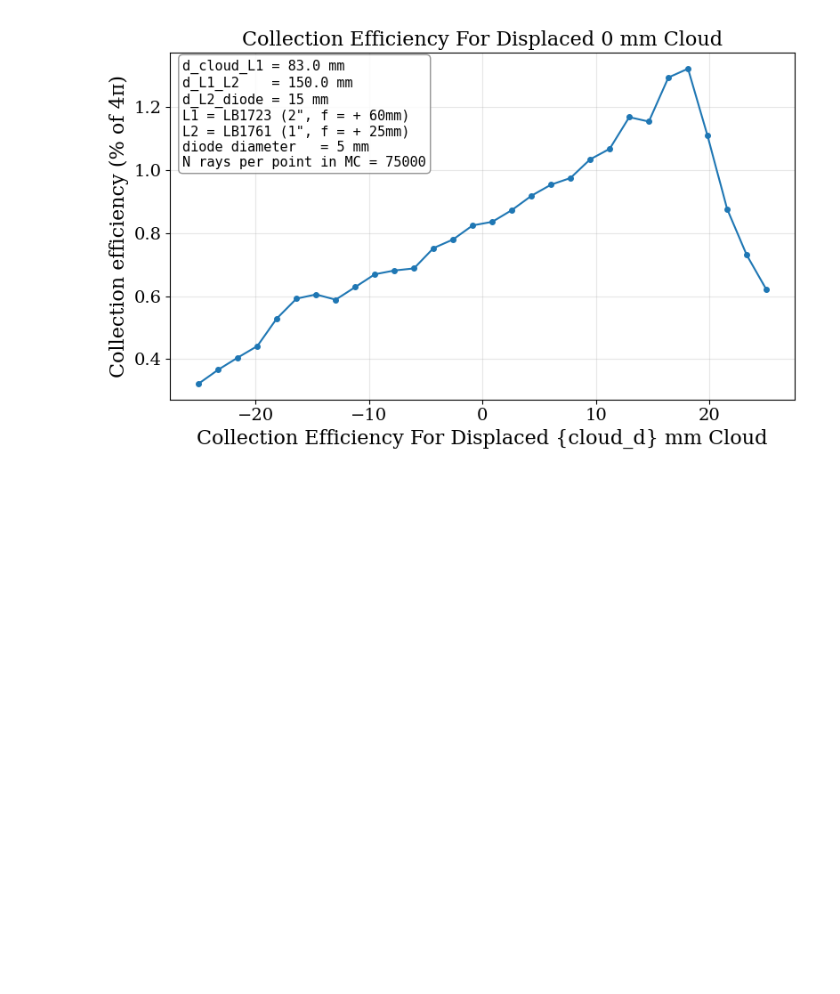
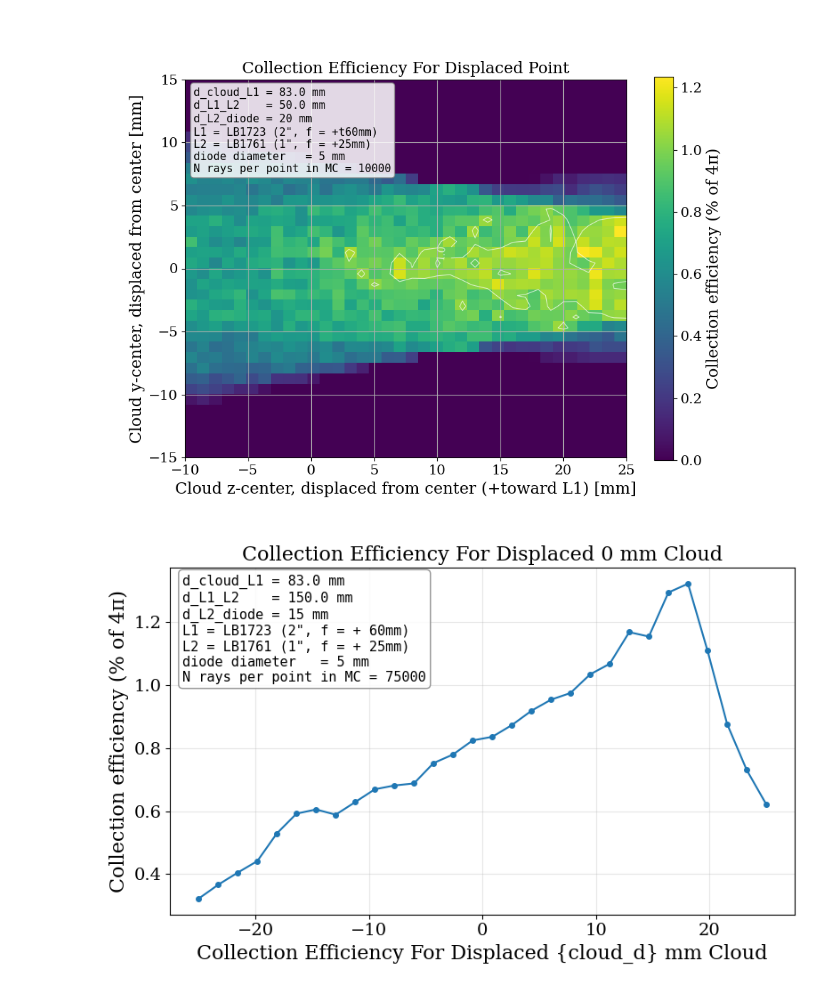
Before and after one commit to josephmlev/eedm_jml, a Jupyter notebook: daqAnalysisAndExperiments/optics/flourescenceTelescope/flourescenceTelescope.ipynb, the cells around one changed output. Drawn from its saved outputs; the diff is of its cells as text; code cells hidden in the pictures; blank space fills up the shorter version.

```diff
--- a/daqAnalysisAndExperiments/optics/flourescenceTelescope/flourescenceTelescope.ipynb
+++ b/daqAnalysisAndExperiments/optics/flourescenceTelescope/flourescenceTelescope.ipynb
@@ -154,7 +158,7 @@ plt.tight_layout()
 # --- Cloud + scan ---
 cloud_d = 0                          # mm, treated as a disk in (y,z)
 R = cloud_d / 2
-N = 80                               # rays per grid cell
+N = 10000                               # rays per grid cell
 y_grid = np.linspace(-15, 15, 36)
 z_grid = np.linspace(-10, 25, 36)        # +z = toward L1
 
@@ -185,33 +189,35 @@ info = (
     f"d_L2_diode = {d_L2_diode} mm\n"
     f'L1 = LB1723 (2", f = +t60mm)\n'
     f'L2 = LB1761 (1", f = +25mm)\n'
     f"diode diameter   = {diameter_diode} mm\n"
     f"N rays per point in MC = {N}"
 )
 
 
 fig, ax = plt.subplots(figsize=(10, 7))
 im = ax.imshow(eff.T,
                extent=[z_grid[0], z_grid[-1], y_grid[0], y_grid[-1]],
                origin='lower', aspect='equal', cmap='viridis')
 ax.set_xlabel('Cloud z-center, displaced from center (+toward L1) [mm]')
 ax.set_ylabel('Cloud y-center, displaced from center [mm]')
 plt.colorbar(im, ax=ax, label='Collection efficiency (% of 4π)')
 
 Z, Y = np.meshgrid(z_grid, y_grid)
 cs = ax.contour(Z, Y, eff.T, levels=[1, 2.0],
                 colors='white', linewidths=0.8, alpha=0.7)
 ax.clabel(cs, inline=True, fontsize=10, fmt='%.1f')
 
 
 ax.set_title(f'Collection Efficiency For Displaced Point')
 
 ax.text(0.02, 0.98, info, transform=ax.transAxes,
         va='top', ha='left', family='monospace', fontsize=11,
         bbox=dict(boxstyle='round', facecolor='white',
                   alpha=0.85, edgecolor='gray'))
 plt.show()
 plt.tight_layout()
+# %% [output]
+[figure, added]
 # %%
 #1D along Z axis
 # --- Cloud + scan ---
```
Also changed, not shown: parts of 3 cells of this notebook.
